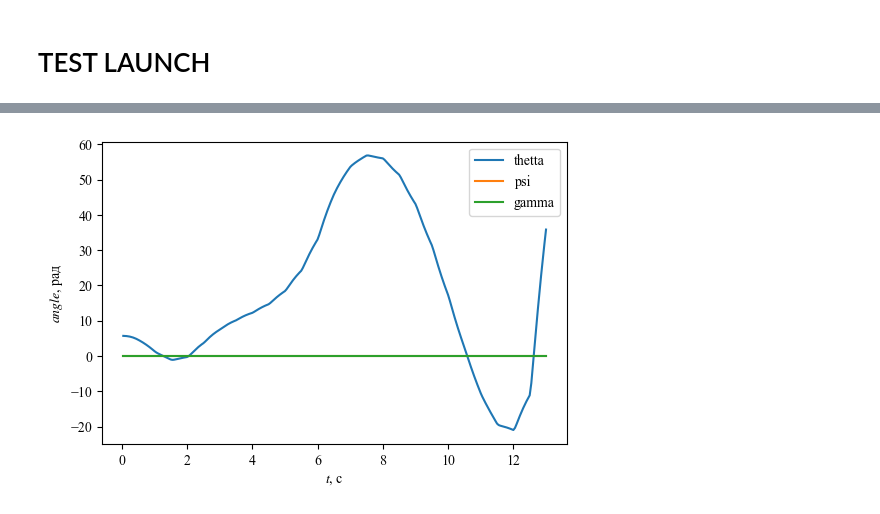
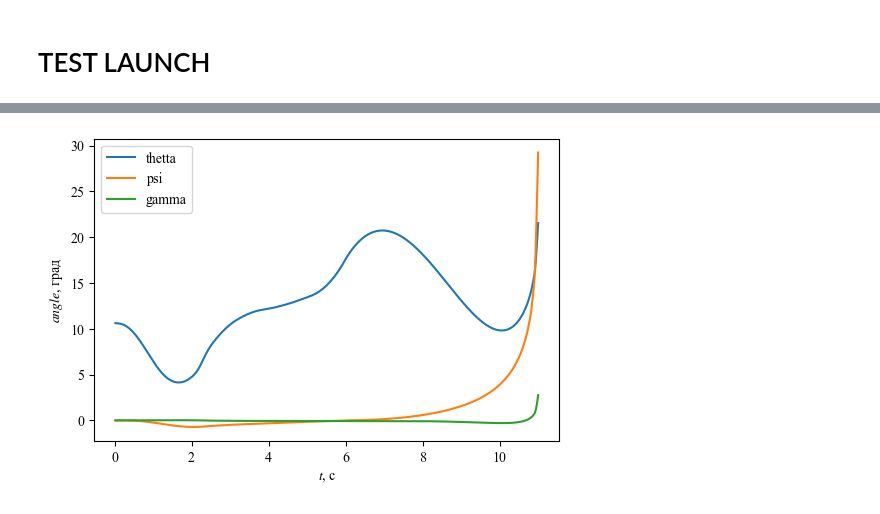
Before and after one commit to kirtis26/Missile3D, a Jupyter notebook: Missile3D.ipynb, the cells around one changed output, grey strips where cells are left out. Cells and saved outputs as stored; diff of their text form; code cells hidden in the pictures.

```diff
--- a/Missile3D.ipynb
+++ b/Missile3D.ipynb
@@ -781,13 +835,19 @@ opts = {
 # %%
 mis = Missile3D.get_missile(opts)
+# %%
+# настройка шрифтов
+rc = {"font.family" : "serif",
+      "mathtext.fontset" : "stix"}
+plt.rcParams.update(rc)
+plt.rcParams["font.serif"] = ["Times New Roman"] + plt.rcParams["font.serif"]
 # %%
 from Target3D import Target3D
 import matplotlib.pyplot as plt
 from tqdm import tqdm
 # %%
-trg = Target3D.get_simple_target(pos=Vec3(10e3, 1e3, 0),
+trg = Target3D.get_simple_target(pos=Vec3(8e3, 1.5e3, 0),
+                                 aim=Vec3(-100, 0, 100),
                                  vel=Vec3(-100, 10, 10),
-                                 aim=Vec3(-100, 0, 0),
                                  vel_aim=Vec3(-100, -10, -10),
                                  time_min=False)
 mis.set_initial_parameters_of_missile(trg)
@@ -802,4 +862,5 @@ Vec3(22385.206357135987, 620.4233857135987, 0.0)
 # %%
 traj = trg.get_traject(trg.fly_time)
 # %%
-dt = 0.5
+dt = 0.1
+n = 5
@@ -808,6 +869,6 @@ mis.reset()
 # %%
-for i in tqdm(range(20)):
-    trg.step(tau=dt)
-    mis.step(mis.get_action_proportional_guidance(trg), tau=dt)
-    if np.sqrt((trg.pos[0]-mis.pos[0])**2 + (trg.pos[1]-mis.pos[1])**2 + (trg.pos[2]-mis.pos[2])**2) < 30:
+for i in tqdm(range(150)):
+    trg.step(tau=dt, n=n)
+    mis.step(mis.get_action_proportional_guidance(trg), tau=dt, n=n)
+    if np.sqrt((trg.pos[0]-mis.pos[0])**2 + (trg.pos[1]-mis.pos[1])**2 + (trg.pos[2]-mis.pos[2])**2) < mis.r_explosion:
         break
@@ -877,14 +940,14 @@ plt.show()
 # %%
 plt.figure(dpi=100)
 plt.plot(mis.history['t'], np.degrees(mis.history['thetta']), label='thetta')
 plt.plot(mis.history['t'], np.degrees(mis.history['psi']), label='psi')
 plt.plot(mis.history['t'], np.degrees(mis.history['gamma']), label='gamma')
 plt.xlabel('$t$, c')
-plt.ylabel('$angle$, рад')
+plt.ylabel('$angle$, град')
 plt.legend()
 plt.show()
 # %% [output]
-[figure, old version]
+[figure, new version]
 # %%
 plt.figure(dpi=100)
 plt.plot(mis.history['t'], mis.history['alpha'], label='/alpha')
```
Also changed, not shown: parts of 18 cells of this notebook, 1 other file.
